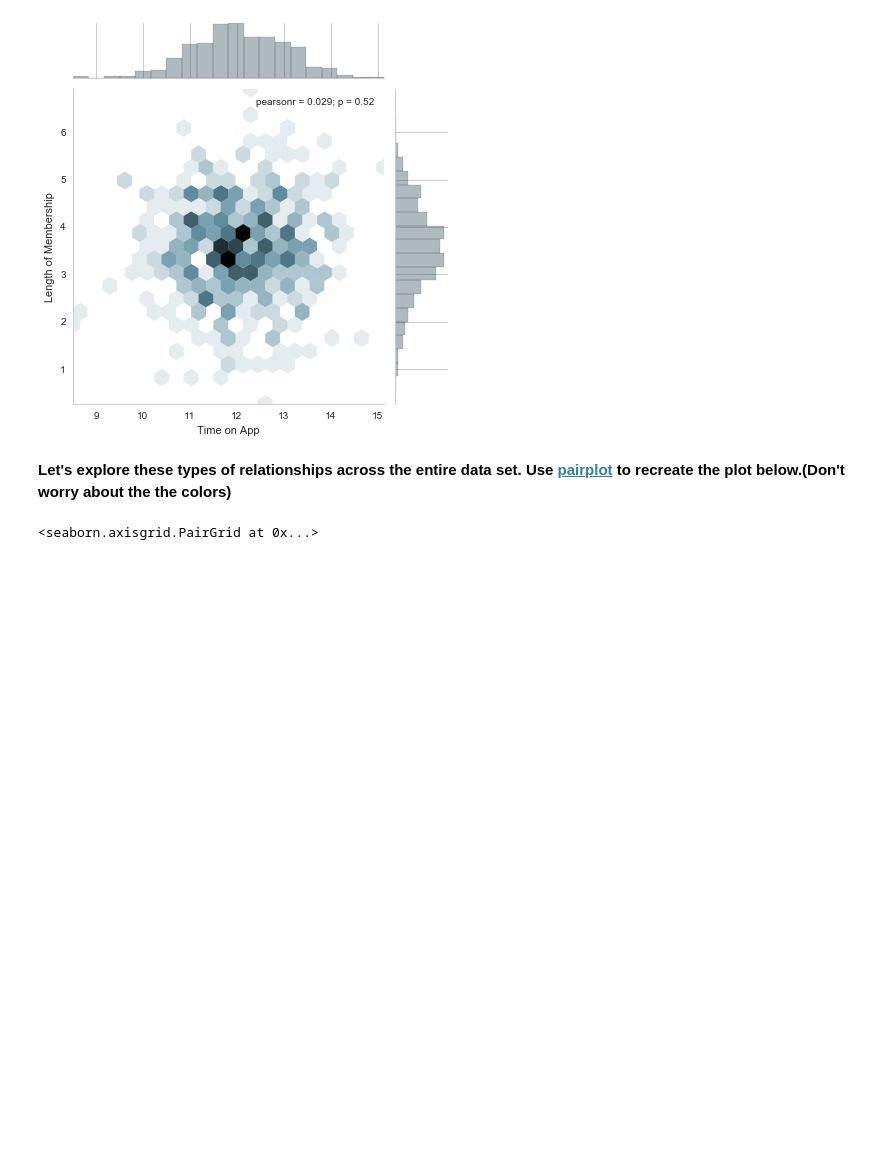
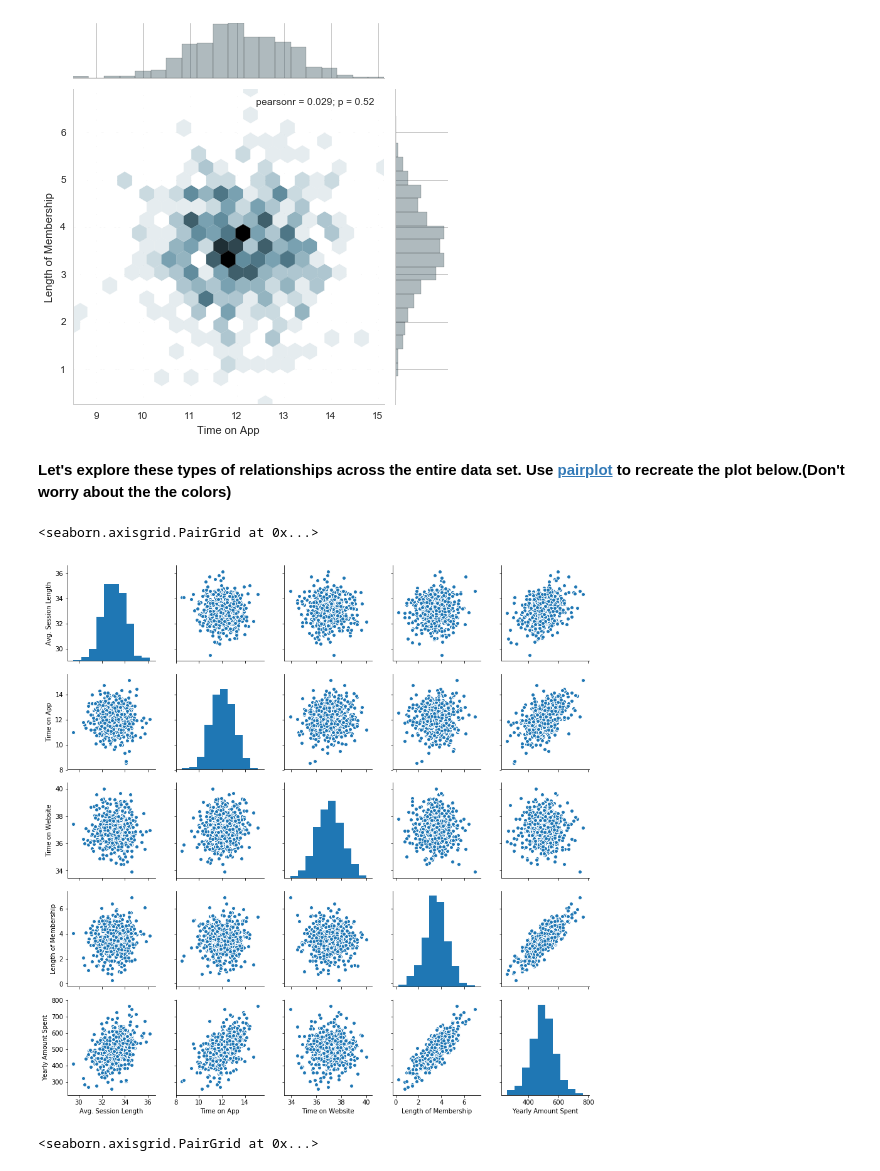
Before and after one commit to leandrol3/python-data-science, a Jupyter notebook: Machine Learning Sections/Linear-Regression/Linear Regression - Project Exercise .ipynb, the cells around one changed output. Drawn from its saved outputs; the diff is of its cells as text; code cells hidden in the pictures; blank space fills up the shorter version.

```diff
--- a/Machine Learning Sections/Linear-Regression/Linear Regression - Project Exercise .ipynb
+++ b/Machine Learning Sections/Linear-Regression/Linear Regression - Project Exercise .ipynb
@@ -94,6 +138,11 @@ ___
 [figure]
 # %% [markdown]
 **Let's explore these types of relationships across the entire data set. Use [pairplot](https://stanford.edu/~mwaskom/software/seaborn/tutorial/axis_grids.html#plotting-pairwise-relationships-with-pairgrid-and-pairplot) to recreate the plot below.(Don't worry about the the colors)**
+# %%
+sns.pairplot(df)
+# %% [output]
+<seaborn.axisgrid.PairGrid at 0x...>
+[figure, added]
 # %%
 # %% [output]
 <seaborn.axisgrid.PairGrid at 0x...>
```
Also changed, not shown: parts of 30 cells of this notebook, 2 other files.
